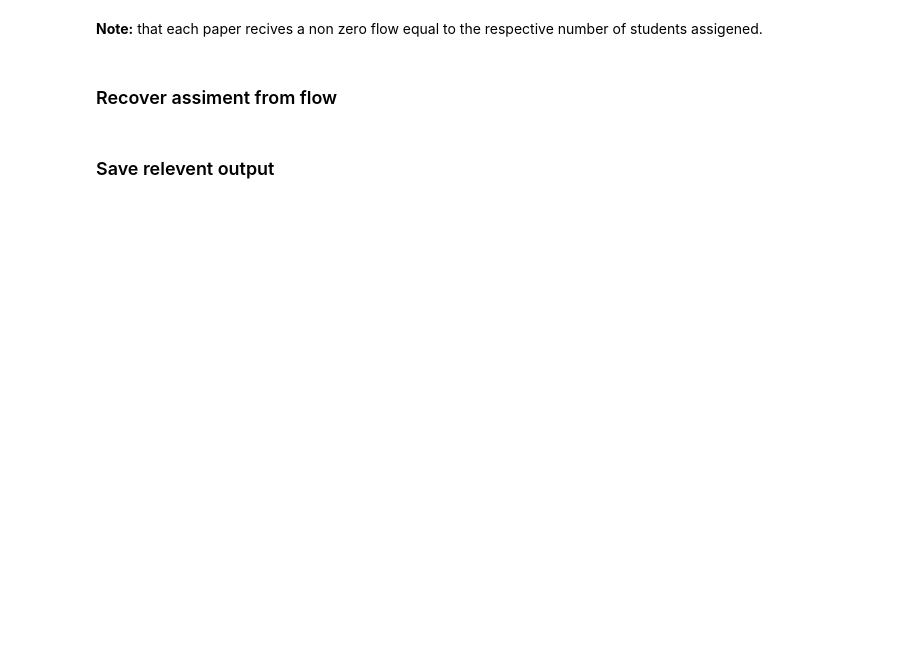
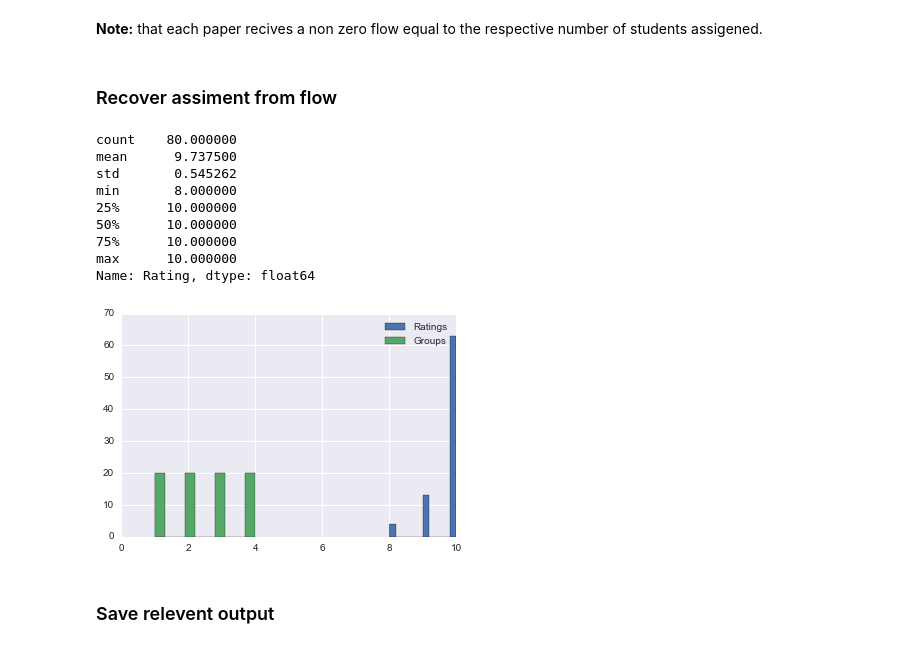
Before and after one commit to ruffsl/python_scratchbook, a Jupyter notebook: CS7616/matching/Matching_and_Grouping.ipynb, the cells around one changed output. Saved outputs shown, nothing was run; the diff lists cells and outputs as text; code cells hidden in the pictures; blank space fills up the shorter version.

```diff
--- a/CS7616/matching/Matching_and_Grouping.ipynb
+++ b/CS7616/matching/Matching_and_Grouping.ipynb
@@ -85,8 +110,8 @@ for index, row in df.iterrows():
 # %% [markdown]
 ### Solve for max flow with min cost
 # %%
-assignments = nx.max_flow_min_cost(G, 'S', 'P') # leverage networkx library for out linear programming solver
+assignments = nx.max_flow_min_cost(G, 'S', 'G') # leverage networkx library for out linear programming solver
 mincost = nx.cost_of_flow(G, assignments) # calculate the cost out of curiosity
-print"mincost: ", mincost
-assignments
+print("mincost: ", mincost)
+# assignments
 # %% [output]
@@ -116,21 +124,48 @@ mincost:  35
 # creat list for paper and group assinment
 assigned = []
 grouped = []
+rated = []
 # as well as a dictionary to keep track of simple group counter
-group_count = {}
+group_papers = {}
 
 for index, row in df.iterrows(): # loop over students
     assignment = assignments[row['GTID']]
-    for node, flow in assignment.iteritems():
+    for node, flow in assignment.items():
         if(flow == 1):
             paper = node # get the name for assined paper
-    group_count[paper] = group_count.get(paper, 0) + 1 # get/increment the group counter for paper
+            rating = row[paper]
+    group_slots = assignments[paper + '_']
+    for node, flow in group_slots.items():
+        if(flow == 1):
+            group_papers.setdefault(node,{})
+            if paper not in group_papers[node]:
+                group_papers[node][paper] = True
+                group = node
+                break
     assigned.append(paper)
-    grouped.append(group_count[paper])
+    grouped.append(group)
+    rated.append(rating)
 
 # add assinments to dataframe
-df['Assigned'] = pd.Series(assigned, index=df.index)
-df['Group'] = pd.Series(grouped, index=df.index)
+df['Paper']  = pd.Series(assigned, index=df.index)
+df['Group']  = pd.Series(grouped, index=df.index)
+df['Rating'] = pd.Series(rated, index=df.index)
+# %%
+df['Rating'].hist()
+df['Group'].hist()
+plt.legend(['Ratings','Groups'])
+df['Rating'].describe()
+# %% [output]
+count    80.000000
+mean      9.737500
+std       0.545262
+min       8.000000
+25%      10.000000
+50%      10.000000
+75%      10.000000
+max      10.000000
+Name: Rating, dtype: float64
+[figure, added]
 # %% [markdown]
 ### Save relevent output
 # %%
```
Also changed, not shown: parts of 9 cells of this notebook, 3 other files.
